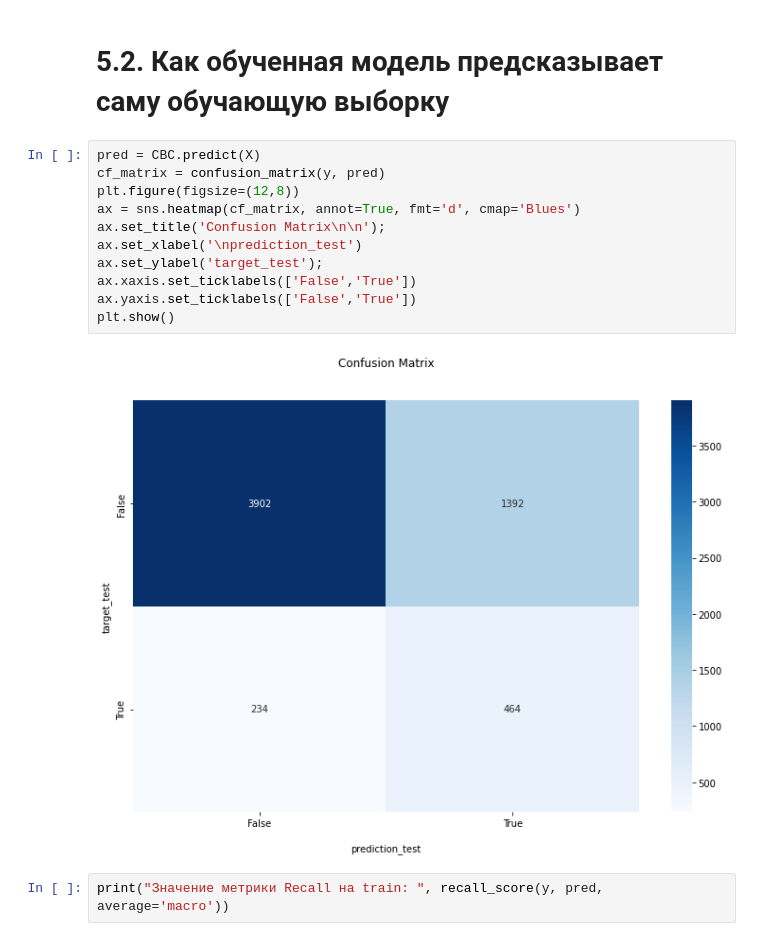
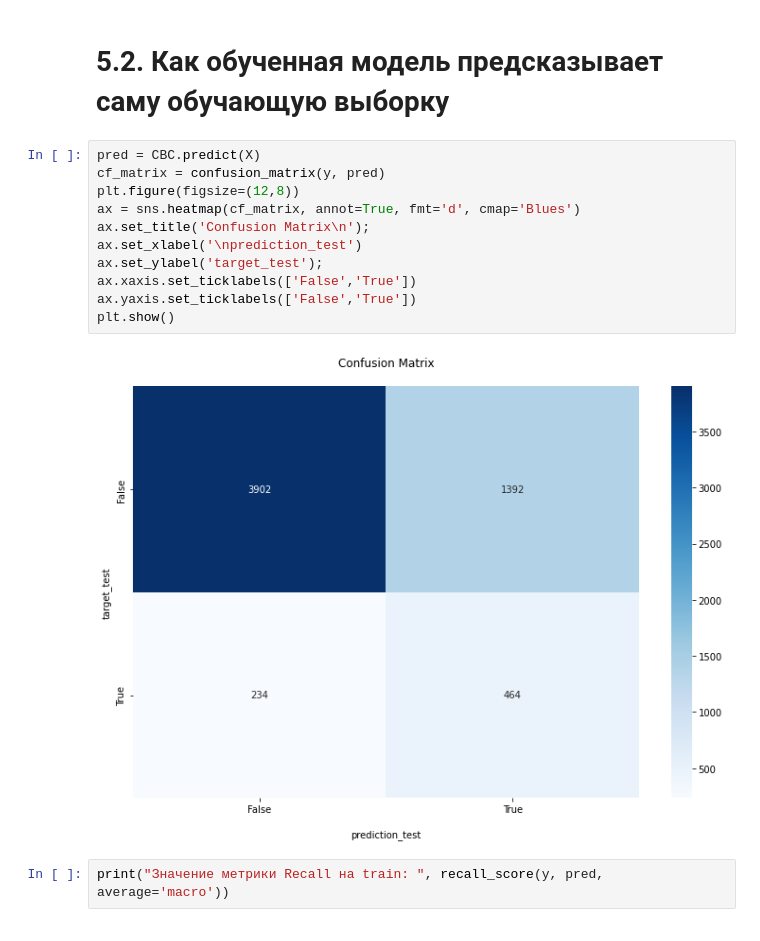
Before and after one commit to Alexwert3/rep_kareliya, a Jupyter notebook: chemp_kareliya.ipynb, the cells around one changed output. Cells and saved outputs as stored; diff of their text form.

```diff
--- a/chemp_kareliya.ipynb
+++ b/chemp_kareliya.ipynb
@@ -641,16 +673,16 @@ submit.to_csv('submit_cb.csv', index=False)
 # %%
 pred = CBC.predict(X)
 cf_matrix = confusion_matrix(y, pred)
 plt.figure(figsize=(12,8))
 ax = sns.heatmap(cf_matrix, annot=True, fmt='d', cmap='Blues')
-ax.set_title('Confusion Matrix\n\n');
+ax.set_title('Confusion Matrix\n');
 ax.set_xlabel('\nprediction_test')
 ax.set_ylabel('target_test');
 ax.xaxis.set_ticklabels(['False','True'])
 ax.yaxis.set_ticklabels(['False','True'])
 plt.show()
 # %% [output]
-[figure, old version]
+[figure, new version]
 # %%
 print("Значение метрики Recall на train: ", recall_score(y, pred, average='macro'))
 # %% [output]
```
Also changed, not shown: parts of 12 cells of this notebook.
